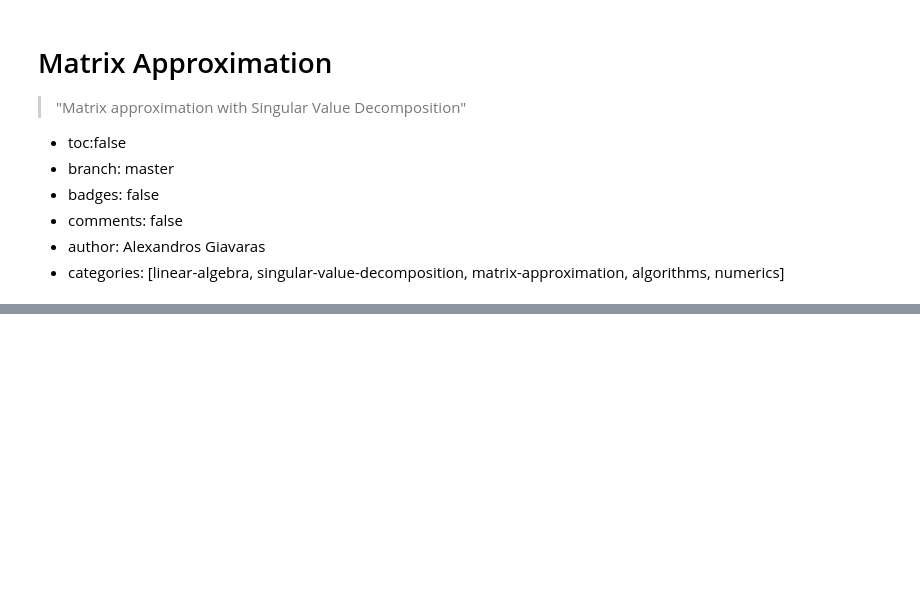
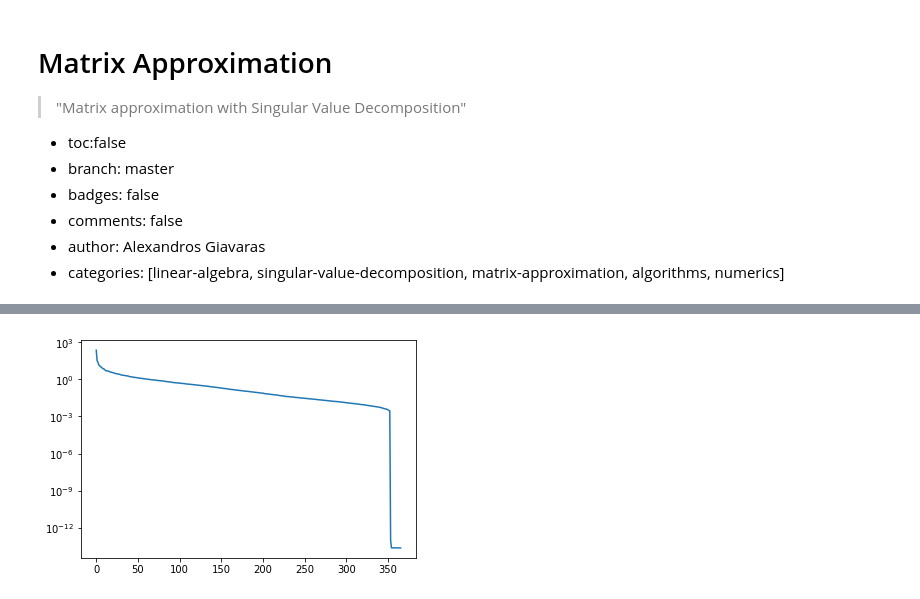
Before and after one commit to pockerman/qubit_opus, a Jupyter notebook: _notebooks/2013-03-14-matrix-approximation.ipynb, the cells around one changed output, grey strips where cells are left out. Saved outputs shown, nothing was run; the diff lists cells and outputs as text; code cells hidden in the pictures; blank space fills up the shorter version.

```diff
--- a/_notebooks/2013-03-14-matrix-approximation.ipynb
+++ b/_notebooks/2013-03-14-matrix-approximation.ipynb
@@ -58,0 +69,6 @@ for r in [5, 20, 100]:
+# %%
+# plot the singular values
+plt.semilogy(np.diag(S))
+plt.show()
+# %% [output]
+[figure, added]
```
Also changed, not shown: parts of 12 cells of this notebook.
